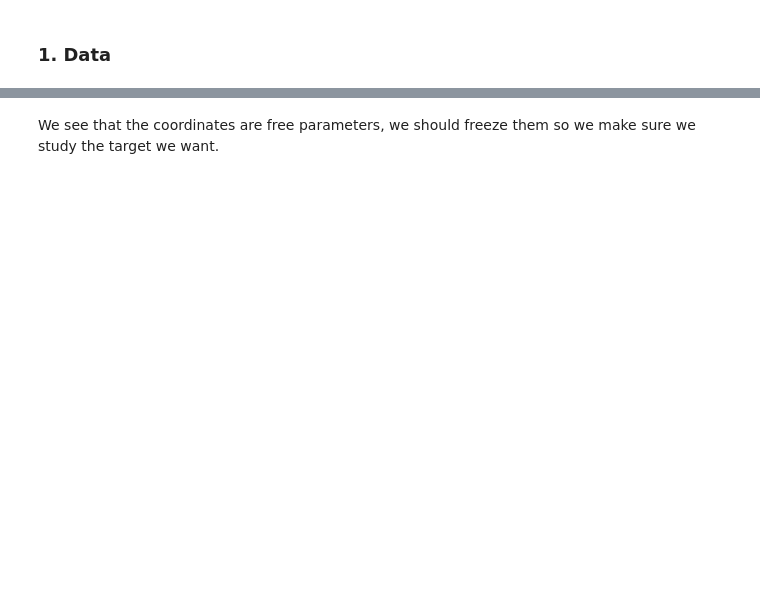
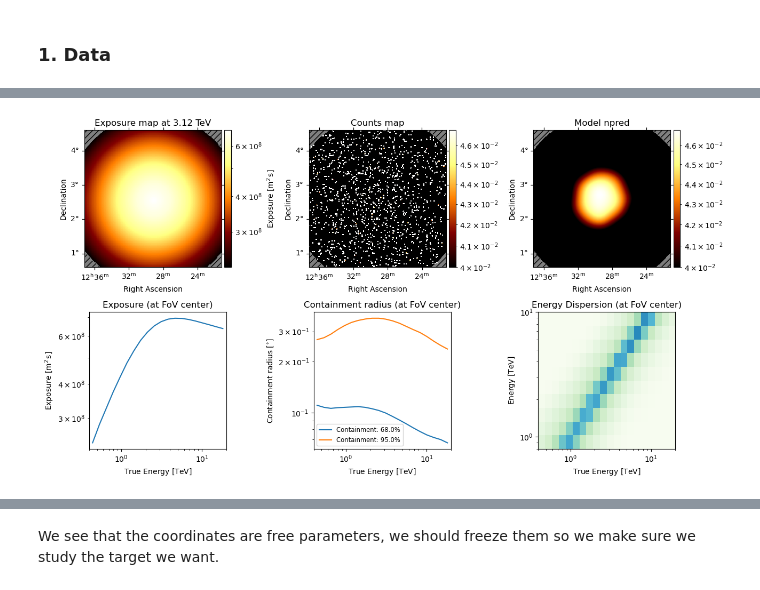
Before and after one commit to alexcervino/Dark-Matter-Tutorials-Gammapy, a Jupyter notebook: dark_matter_tutorial_complete_analysis.ipynb, the cells around one changed output, grey strips where cells are left out. Saved outputs shown, nothing was run; the diff lists cells and outputs as text; code cells hidden in the pictures; blank space fills up the shorter version.

```diff
--- a/dark_matter_tutorial_complete_analysis.ipynb
+++ b/dark_matter_tutorial_complete_analysis.ipynb
@@ -256,2 +113,87 @@ Simulated counts : 13254247.0
+# %%
+# We set our target position. In this case we use the same as in the dataset, since we only have one observation. Let's pretend we are interested on that source
+target_pos = SkyCoord(ra=187.27791666667 * u.deg, dec=2.55238888889 * u.deg, frame="icrs")
+target_dist = 16400 * u.kpc
+
+# Set energy bounds
+energy_edges = np.logspace(-1, 1.5, 15)
+# The reconstructed energy axis, used for the final map and counts (i.e. what the telescope measures).
+# In this case we use the same for true and reco, but it depends on your energy range study.
+energy_reco = MapAxis.from_edges(energy_edges, unit="TeV", name="energy", interp="log")
+
+# Geometry map we are going to work with
+geom = WcsGeom.create(
+    binsz=0.1, # Pixel size
+    skydir=target_pos, # Sky position of the target, center of the map
+    width=3.0, # Width of the map (i.e 3x3 map)
+    frame="icrs", # Coordinates system
+    axes=[energy_reco]
+)
+# %%
+
+# DM Spatial distribution
+
+spatial_model = PointSpatialModel(
+    lon_0=target_pos.ra,
+    lat_0=target_pos.dec,
+    frame="icrs"
+)
+# DM spectral distribution
+
+# DM parameters: mass and channel
+channel = "b"
+massDM = 10 * u.TeV
+
+# This density data is not accurate for M87, but we set these values as examples
+r_s = 0.91 * u.kpc # Scale radius
+rho_s = 1.3e7 * (u.M_sun / u.kpc**3) # Scale density
+rho_s_GeV = rho_s.to(u.GeV / u.cm**3, equivalencies=u.mass_energy()) # Units conversion
+
+# Define the DM profile. Check profiles.DMProfile.__subclasses__() for more profiles
+profile = profiles.EinastoProfile(
+    r_s=0.91 * u.kpc,
+    rho_s=rho_s_GeV
+)
+
+# Dfactor - This can also be calculated with the class JFactory, but we set the value for simplicity. You can look for it in dedicated papers.
+dfactory = JFactory(
+    geom=geom, # Geometry map
+    profile=profile, # Chosen density profile
+    distance=target_dist, # Target distance
+    annihilation = False # Set if it is annihilation (true) or decay (false)
+)
+
+# Computation of the J factor
+dfact = dfactory.compute_jfactor()
+
+# Define a region of interest (i.e., 0.1 deg circle)
+sky_reg = CircleSkyRegion(center=target_pos, radius=0.1 * u.deg)
+pix_reg = sky_reg.to_pixel(wcs=geom.wcs)
+
+# Integration of DFactor within that region
+total_dfact = pix_reg.to_mask().multiply(dfact).sum()
+
+spectral_model = DarkMatterDecaySpectralModel(
+    mass=massDM,
+    channel=channel,
+    jfactor=total_dfact,
+    scale=0 # Example so we do NOT get a signal
+)
+
+# Combined model
+sky_model = SkyModel(
+    spatial_model=spatial_model,
+    spectral_model=spectral_model,
+    name="dm"
+)
+
+bkg_model = FoVBackgroundModel(dataset_name=dataset.name)
+
+# Attach the DM model and a Field-of-View background model
+dataset.models = Models([sky_model, bkg_model])
+
+dataset.peek()
+# %% [output]
+[figure, added]
 # %% [markdown]
 ### 2. Analysis of signal detection
```
Also changed, not shown: parts of 48 cells of this notebook, 2 other files.
